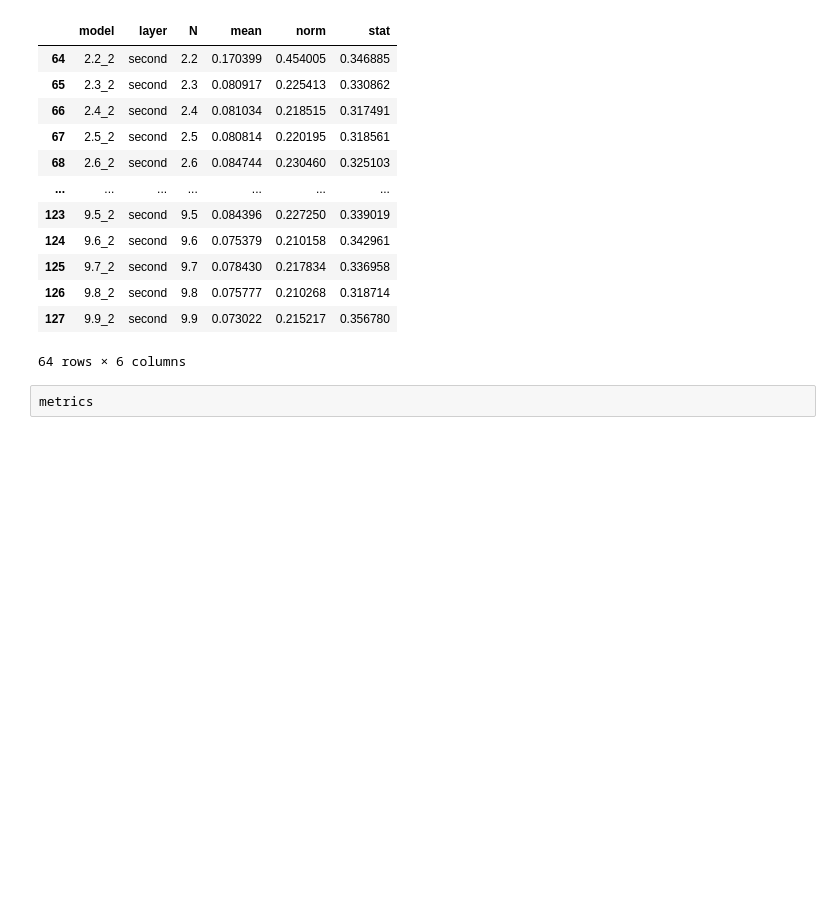
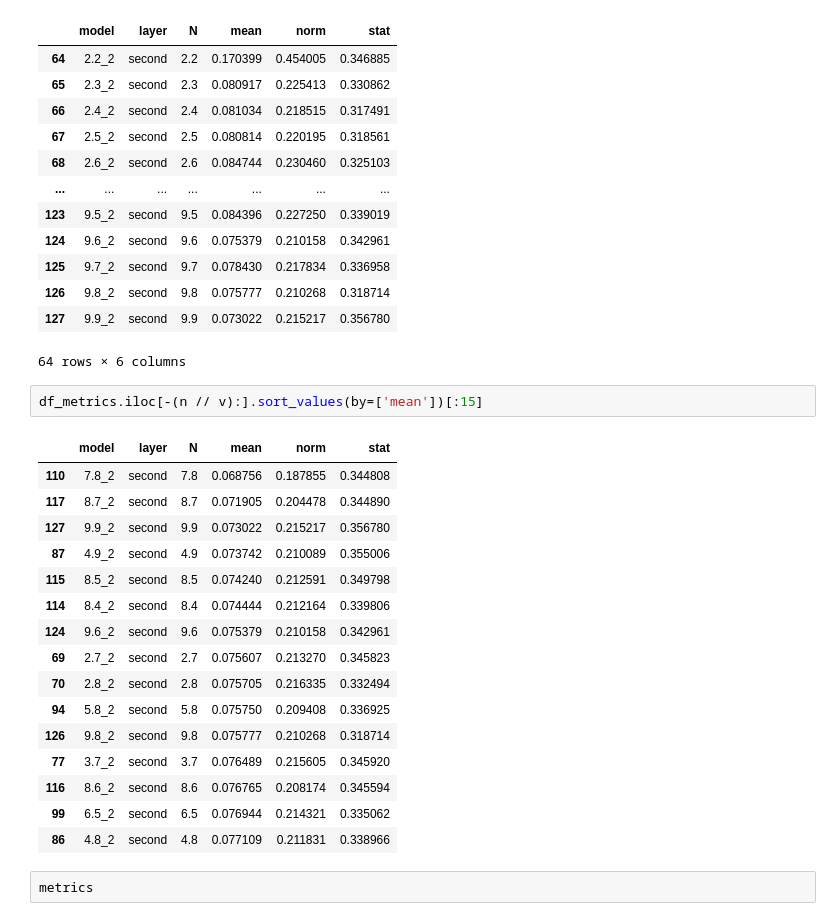
Before and after one commit to Chudvan/NIR_1_sem_magistracy, a Jupyter notebook: NeuralNetwork/NeuralNetwork_12_first_2_layers_tests.ipynb, the cells around one changed output. Saved outputs shown, nothing was run; the diff lists cells and outputs as text; blank space fills up the shorter version.

```diff
--- a/NeuralNetwork/NeuralNetwork_12_first_2_layers_tests.ipynb
+++ b/NeuralNetwork/NeuralNetwork_12_first_2_layers_tests.ipynb
@@ -609,6 +627,25 @@ df_metrics.iloc[-(n // v):]
 | 126 | 9.8_2 | second | 9.8 | 0.075777 | 0.210268 | 0.318714 |
 | 127 | 9.9_2 | second | 9.9 | 0.073022 | 0.215217 | 0.356780 |
 64 rows × 6 columns
+# %%
+df_metrics.iloc[-(n // v):].sort_values(by=['mean'])[:15]
+# %% [output]
+|  | model | layer | N | mean | norm | stat |
+| 110 | 7.8_2 | second | 7.8 | 0.068756 | 0.187855 | 0.344808 |
+| 117 | 8.7_2 | second | 8.7 | 0.071905 | 0.204478 | 0.344890 |
+| 127 | 9.9_2 | second | 9.9 | 0.073022 | 0.215217 | 0.356780 |
+| 87 | 4.9_2 | second | 4.9 | 0.073742 | 0.210089 | 0.355006 |
+| 115 | 8.5_2 | second | 8.5 | 0.074240 | 0.212591 | 0.349798 |
+| 114 | 8.4_2 | second | 8.4 | 0.074444 | 0.212164 | 0.339806 |
+| 124 | 9.6_2 | second | 9.6 | 0.075379 | 0.210158 | 0.342961 |
+| 69 | 2.7_2 | second | 2.7 | 0.075607 | 0.213270 | 0.345823 |
+| 70 | 2.8_2 | second | 2.8 | 0.075705 | 0.216335 | 0.332494 |
+| 94 | 5.8_2 | second | 5.8 | 0.075750 | 0.209408 | 0.336925 |
+| 126 | 9.8_2 | second | 9.8 | 0.075777 | 0.210268 | 0.318714 |
+| 77 | 3.7_2 | second | 3.7 | 0.076489 | 0.215605 | 0.345920 |
+| 116 | 8.6_2 | second | 8.6 | 0.076765 | 0.208174 | 0.345594 |
+| 99 | 6.5_2 | second | 6.5 | 0.076944 | 0.214321 | 0.335062 |
+| 86 | 4.8_2 | second | 4.8 | 0.077109 | 0.211831 | 0.338966 |
 # %%
 metrics
 # %% [output]
```
Also changed, not shown: parts of 19 cells of this notebook, 1 other file.
